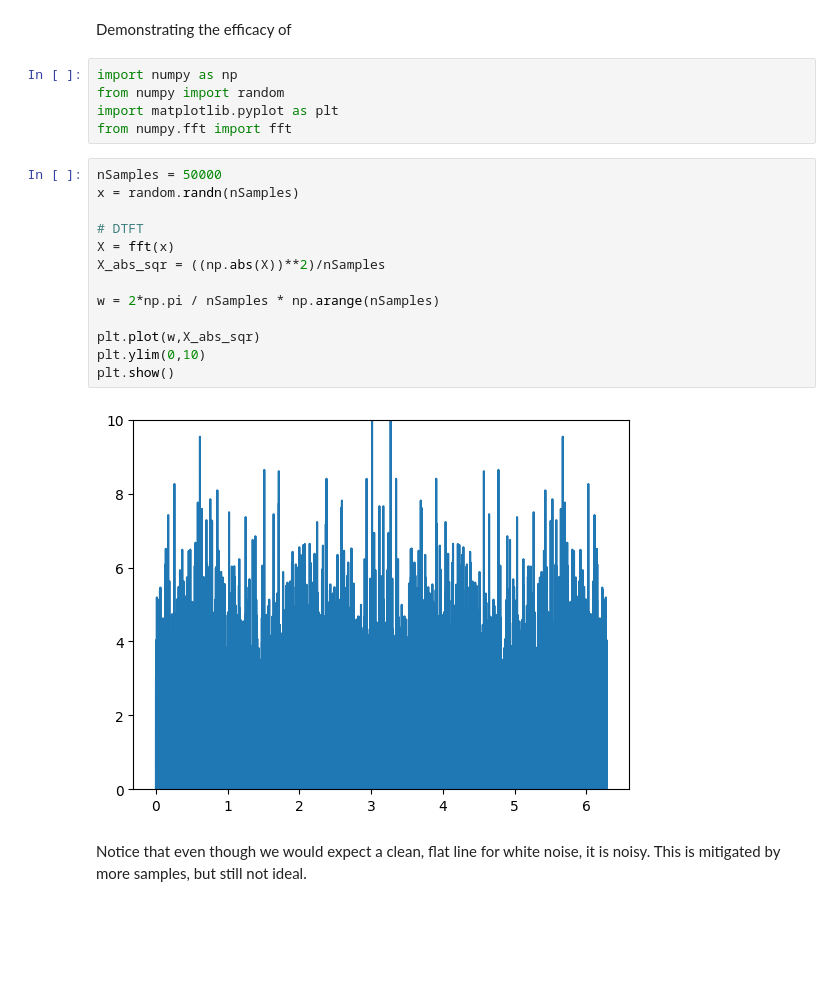
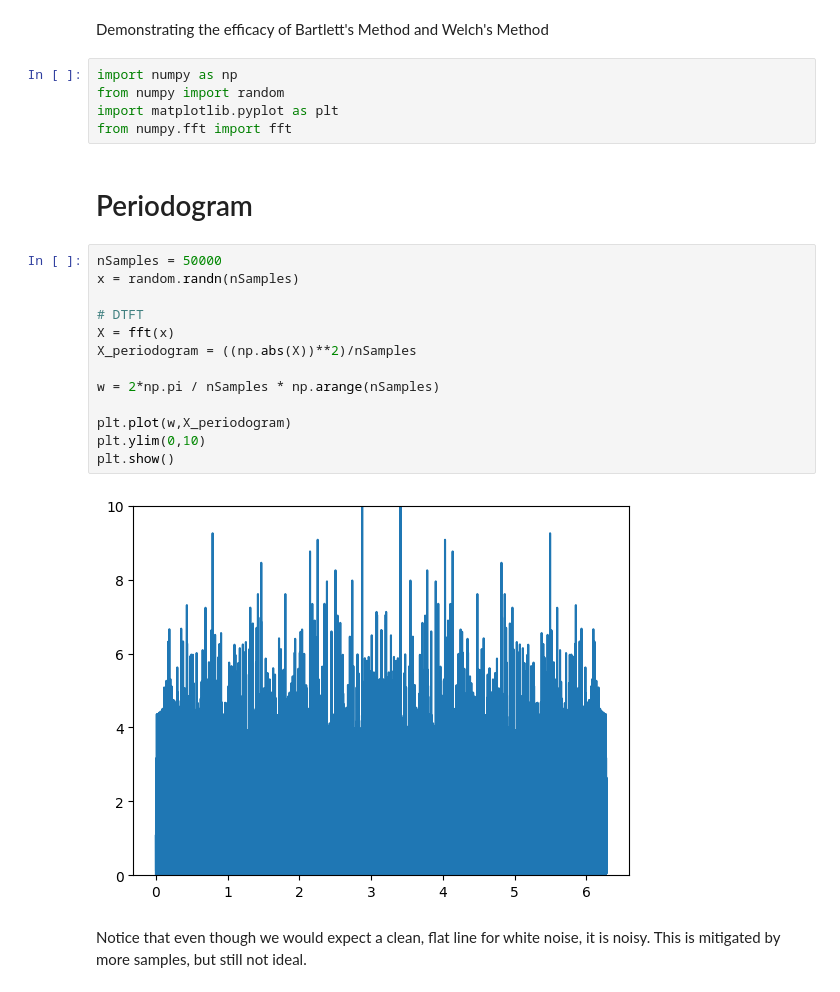
Before and after one commit to thomas6785/notes, a Jupyter notebook: ASP_Tutorials/ASP_5.1.ipynb, the cells around one changed output. Cells and saved outputs as stored; diff of their text form; blank space fills up the shorter version.

```diff
--- a/ASP_Tutorials/ASP_5.1.ipynb
+++ b/ASP_Tutorials/ASP_5.1.ipynb
@@ -1,25 +1,27 @@
 # %% [markdown]
-Demonstrating the efficacy of
+Demonstrating the efficacy of Bartlett's Method and Welch's Method
 # %%
 import numpy as np
 from numpy import random
 import matplotlib.pyplot as plt
 from numpy.fft import fft
+# %% [markdown]
+# Periodogram
 # %%
 nSamples = 50000
 x = random.randn(nSamples)
 
 # DTFT
 X = fft(x)
-X_abs_sqr = ((np.abs(X))**2)/nSamples
+X_periodogram = ((np.abs(X))**2)/nSamples
 
 w = 2*np.pi / nSamples * np.arange(nSamples)
 
-plt.plot(w,X_abs_sqr)
+plt.plot(w,X_periodogram)
 plt.ylim(0,10)
 plt.show()
 # %% [output]
-[figure, old version]
+[figure, new version]
 # %% [markdown]
 Notice that even though we would expect a clean, flat line for white noise, it is noisy. This is mitigated by more samples, but still not ideal.
 # %%
```
Also changed, not shown: parts of 2 cells of this notebook.
